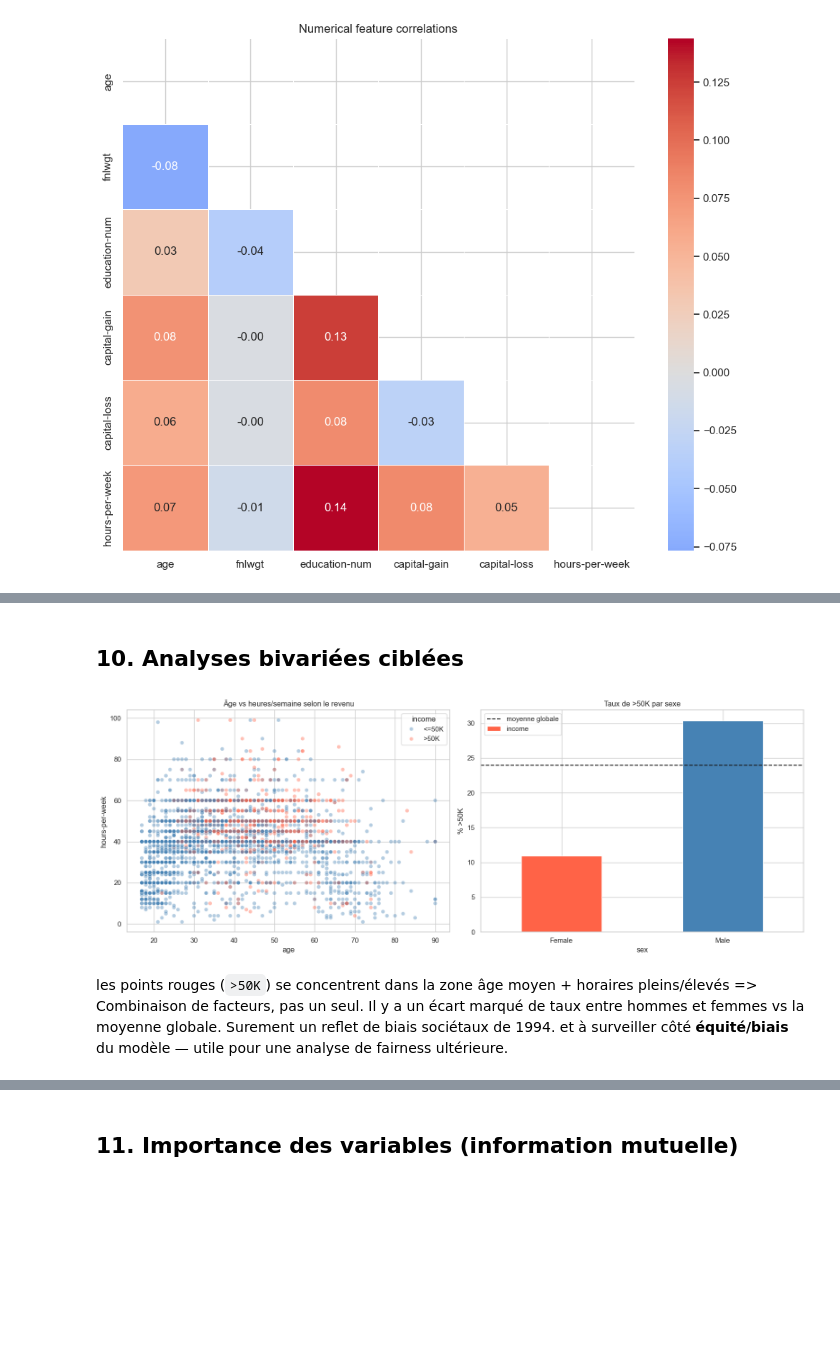
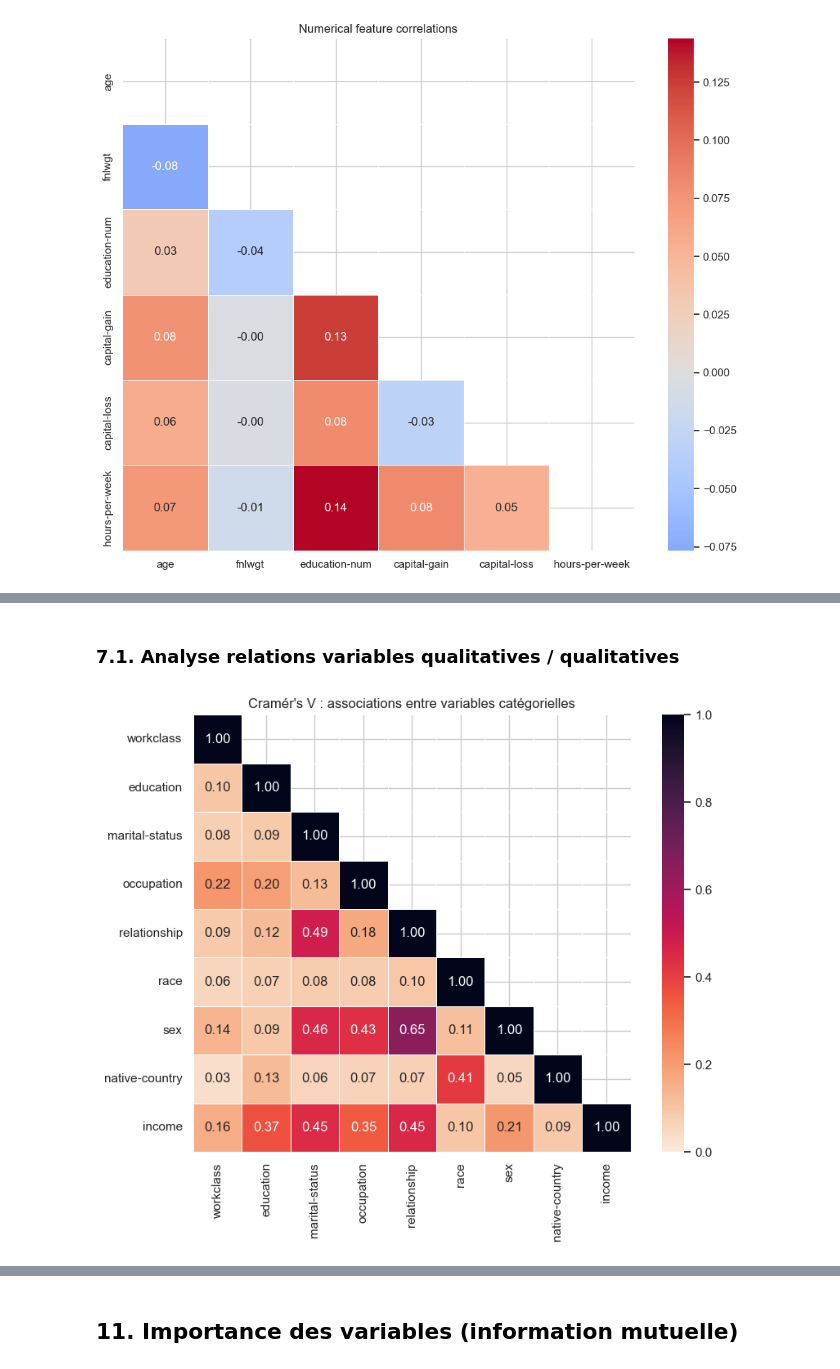
Before and after one commit to Madianou/UCI-Classification-model-project-, a Jupyter notebook: notebooks/eda.ipynb, the cells around one changed output, grey strips where cells are left out. Cells and saved outputs as stored; diff of their text form; code cells hidden in the pictures; blank space fills up the shorter version.

```diff
--- a/notebooks/eda.ipynb
+++ b/notebooks/eda.ipynb
@@ -606,29 +668,7 @@ Aucune corrélation élevé toutes les variables sont à conserver
-# %% [markdown]
-## 10. Analyses bivariées ciblées
-# %%
-fig, axes = plt.subplots(1, 2, figsize=(16, 6))
-
-# Âge x heures travaillées, coloré par revenu
-sns.scatterplot(
-    data=df.sample(min(5000, len(df)), random_state=0),
-    x="age", y="hours-per-week", hue=TARGET, alpha=0.4,
-    palette={NEGATIVE_CLASS: "steelblue", POSITIVE_CLASS: "tomato"}, ax=axes[0],
-)
-axes[0].set_title("Âge vs heures/semaine selon le revenu")
-
-# Taux >50K par sexe
-sex_rate = df.groupby("sex")[TARGET].apply(lambda s: (s == POSITIVE_CLASS).mean() * 100)
-sex_rate.plot(kind="bar", color=["tomato", "steelblue"], ax=axes[1], rot=0)
-axes[1].axhline((y == POSITIVE_CLASS).mean() * 100, ls="--", color="k", label="moyenne globale")
-axes[1].set_title("Taux de >50K par sexe")
-axes[1].set_ylabel("% >50K")
-axes[1].legend()
-
-fig.tight_layout()
-plt.show()
-# %% [output]
-[figure, removed]
-# %% [markdown]
-les points rouges (`>50K`) se concentrent dans la zone âge moyen + horaires pleins/élevés => Combinaison de facteurs, pas un seul.
-Il y a un écart marqué de taux entre hommes et femmes vs la moyenne globale. Surement un reflet de biais sociétaux de 1994. et à surveiller
-  côté **équité/biais** du modèle — utile pour une analyse de fairness ultérieure.
+# %% [markdown]
+### 7.1. Analyse relations variables qualitatives / qualitatives
+# %%
+eda.plot_cramers_v_matrix(include_target=True)
+plt.show()
+# %% [output]
+[figure, added]
```
Also changed, not shown: parts of 42 cells of this notebook, 3 other files.
